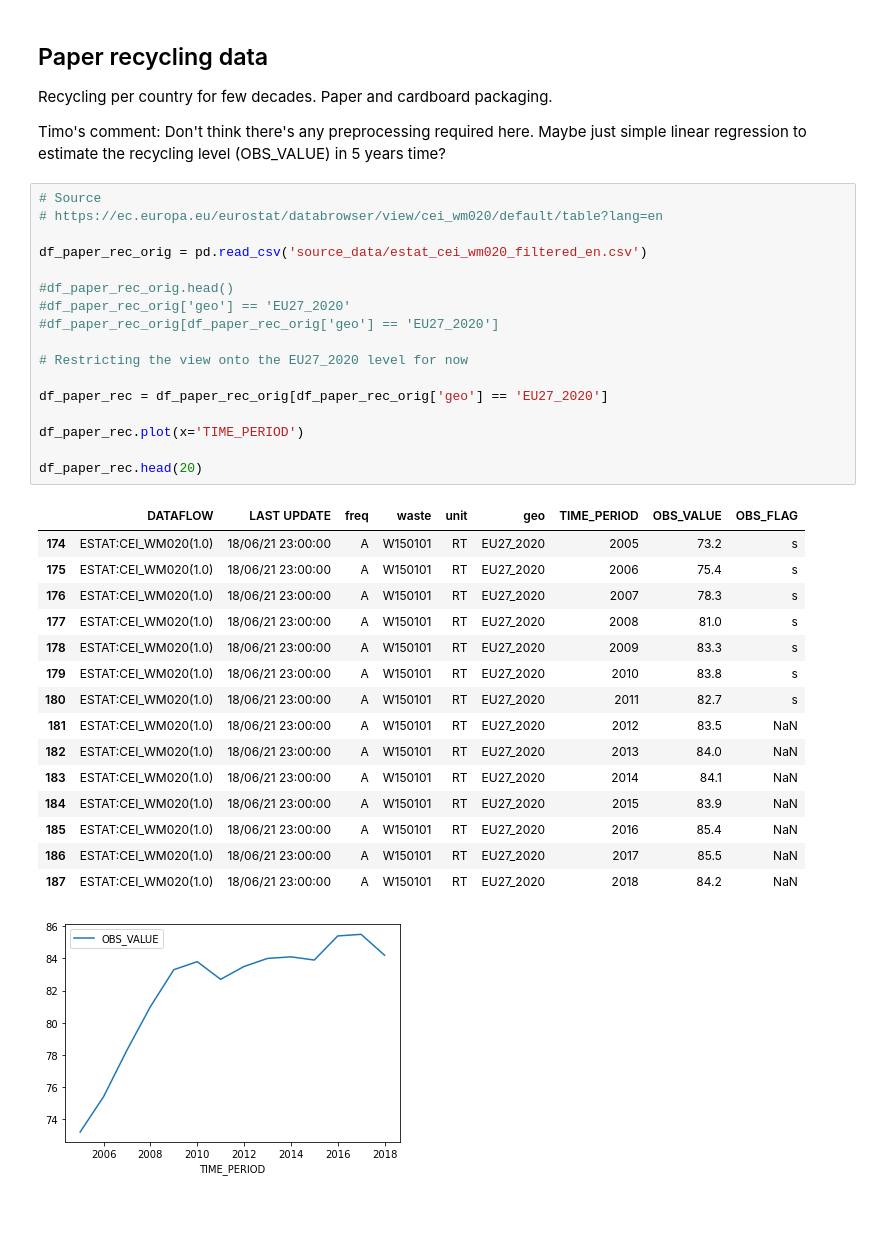
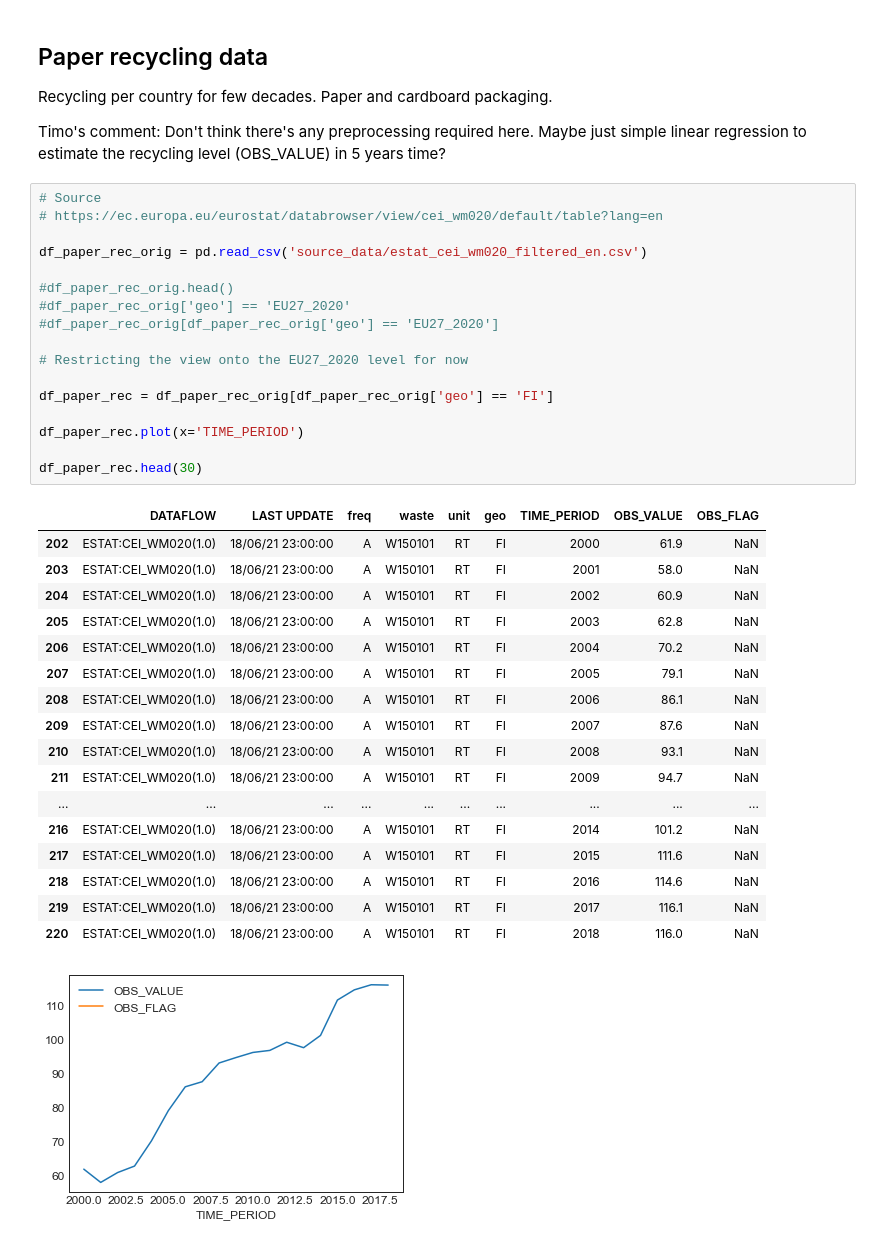
Before and after one commit to TimoKoski/IDS_project, a Jupyter notebook: IDS_group_notebook.ipynb, the cells around one changed output. Drawn from its saved outputs; the diff is of its cells as text; blank space fills up the shorter version.

```diff
--- a/IDS_group_notebook.ipynb
+++ b/IDS_group_notebook.ipynb
@@ -158,34 +212,36 @@ Timo's comment: Don't think there's any preprocessing required here. Maybe just
 # %%
 # Source
 # https://ec.europa.eu/eurostat/databrowser/view/cei_wm020/default/table?lang=en
 
 df_paper_rec_orig = pd.read_csv('source_data/estat_cei_wm020_filtered_en.csv')
 
 #df_paper_rec_orig.head()
 #df_paper_rec_orig['geo'] == 'EU27_2020'
 #df_paper_rec_orig[df_paper_rec_orig['geo'] == 'EU27_2020']
 
 # Restricting the view onto the EU27_2020 level for now
 
-df_paper_rec = df_paper_rec_orig[df_paper_rec_orig['geo'] == 'EU27_2020']
+df_paper_rec = df_paper_rec_orig[df_paper_rec_orig['geo'] == 'FI']
 
 df_paper_rec.plot(x='TIME_PERIOD')
 
-df_paper_rec.head(20)
+df_paper_rec.head(30)
 # %% [output]
 |  | DATAFLOW | LAST UPDATE | freq | waste | unit | geo | TIME_PERIOD | OBS_VALUE | OBS_FLAG |
-| 174 | ESTAT:CEI_WM020(1.0) | 18/06/21 23:00:00 | A | W150101 | RT | EU27_2020 | 2005 | 73.2 | s |
-| 175 | ESTAT:CEI_WM020(1.0) | 18/06/21 23:00:00 | A | W150101 | RT | EU27_2020 | 2006 | 75.4 | s |
-| 176 | ESTAT:CEI_WM020(1.0) | 18/06/21 23:00:00 | A | W150101 | RT | EU27_2020 | 2007 | 78.3 | s |
-| 177 | ESTAT:CEI_WM020(1.0) | 18/06/21 23:00:00 | A | W150101 | RT | EU27_2020 | 2008 | 81.0 | s |
-| 178 | ESTAT:CEI_WM020(1.0) | 18/06/21 23:00:00 | A | W150101 | RT | EU27_2020 | 2009 | 83.3 | s |
-| 179 | ESTAT:CEI_WM020(1.0) | 18/06/21 23:00:00 | A | W150101 | RT | EU27_2020 | 2010 | 83.8 | s |
-| 180 | ESTAT:CEI_WM020(1.0) | 18/06/21 23:00:00 | A | W150101 | RT | EU27_2020 | 2011 | 82.7 | s |
-| 181 | ESTAT:CEI_WM020(1.0) | 18/06/21 23:00:00 | A | W150101 | RT | EU27_2020 | 2012 | 83.5 | NaN |
-| 182 | ESTAT:CEI_WM020(1.0) | 18/06/21 23:00:00 | A | W150101 | RT | EU27_2020 | 2013 | 84.0 | NaN |
-| 183 | ESTAT:CEI_WM020(1.0) | 18/06/21 23:00:00 | A | W150101 | RT | EU27_2020 | 2014 | 84.1 | NaN |
-| 184 | ESTAT:CEI_WM020(1.0) | 18/06/21 23:00:00 | A | W150101 | RT | EU27_2020 | 2015 | 83.9 | NaN |
-| 185 | ESTAT:CEI_WM020(1.0) | 18/06/21 23:00:00 | A | W150101 | RT | EU27_2020 | 2016 | 85.4 | NaN |
-| 186 | ESTAT:CEI_WM020(1.0) | 18/06/21 23:00:00 | A | W150101 | RT | EU27_2020 | 2017 | 85.5 | NaN |
-| 187 | ESTAT:CEI_WM020(1.0) | 18/06/21 23:00:00 | A | W150101 | RT | EU27_2020 | 2018 | 84.2 | NaN |
+| 202 | ESTAT:CEI_WM020(1.0) | 18/06/21 23:00:00 | A | W150101 | RT | FI | 2000 | 61.9 | NaN |
+| 203 | ESTAT:CEI_WM020(1.0) | 18/06/21 23:00:00 | A | W150101 | RT | FI | 2001 | 58.0 | NaN |
+| 204 | ESTAT:CEI_WM020(1.0) | 18/06/21 23:00:00 | A | W150101 | RT | FI | 2002 | 60.9 | NaN |
+| 205 | ESTAT:CEI_WM020(1.0) | 18/06/21 23:00:00 | A | W150101 | RT | FI | 2003 | 62.8 | NaN |
+| 206 | ESTAT:CEI_WM020(1.0) | 18/06/21 23:00:00 | A | W150101 | RT | FI | 2004 | 70.2 | NaN |
+| 207 | ESTAT:CEI_WM020(1.0) | 18/06/21 23:00:00 | A | W150101 | RT | FI | 2005 | 79.1 | NaN |
+| 208 | ESTAT:CEI_WM020(1.0) | 18/06/21 23:00:00 | A | W150101 | RT | FI | 2006 | 86.1 | NaN |
+| 209 | ESTAT:CEI_WM020(1.0) | 18/06/21 23:00:00 | A | W150101 | RT | FI | 2007 | 87.6 | NaN |
+| 210 | ESTAT:CEI_WM020(1.0) | 18/06/21 23:00:00 | A | W150101 | RT | FI | 2008 | 93.1 | NaN |
+| 211 | ESTAT:CEI_WM020(1.0) | 18/06/21 23:00:00 | A | W150101 | RT | FI | 2009 | 94.7 | NaN |
+| ... | ... | ... | ... | ... | ... | ... | ... | ... | ... |
+| 216 | ESTAT:CEI_WM020(1.0) | 18/06/21 23:00:00 | A | W150101 | RT | FI | 2014 | 101.2 | NaN |
+| 217 | ESTAT:CEI_WM020(1.0) | 18/06/21 23:00:00 | A | W150101 | RT | FI | 2015 | 111.6 | NaN |
+| 218 | ESTAT:CEI_WM020(1.0) | 18/06/21 23:00:00 | A | W150101 | RT | FI | 2016 | 114.6 | NaN |
+| 219 | ESTAT:CEI_WM020(1.0) | 18/06/21 23:00:00 | A | W150101 | RT | FI | 2017 | 116.1 | NaN |
+| 220 | ESTAT:CEI_WM020(1.0) | 18/06/21 23:00:00 | A | W150101 | RT | FI | 2018 | 116.0 | NaN |
-[figure, old version]
+[figure, new version]
```
Also changed, not shown: parts of 18 cells of this notebook.
